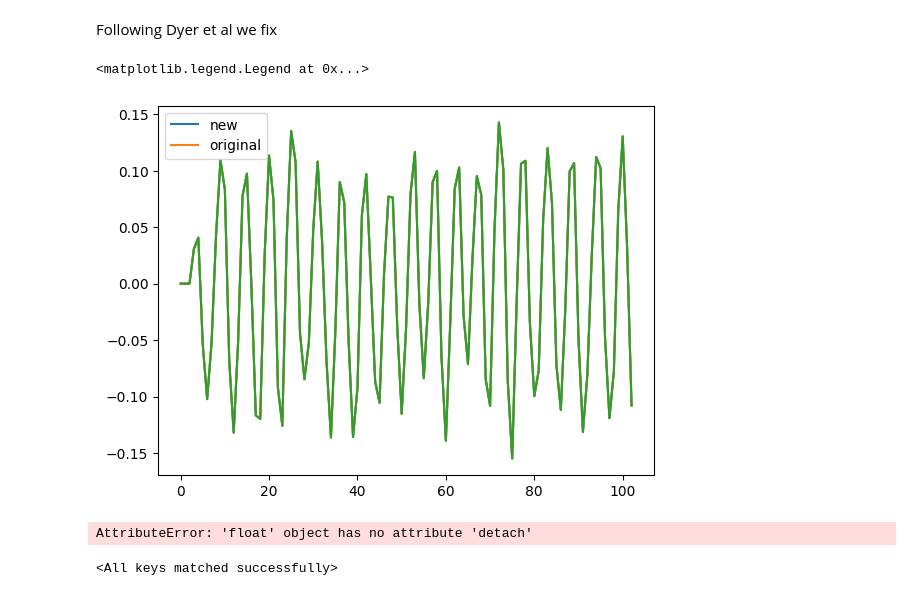
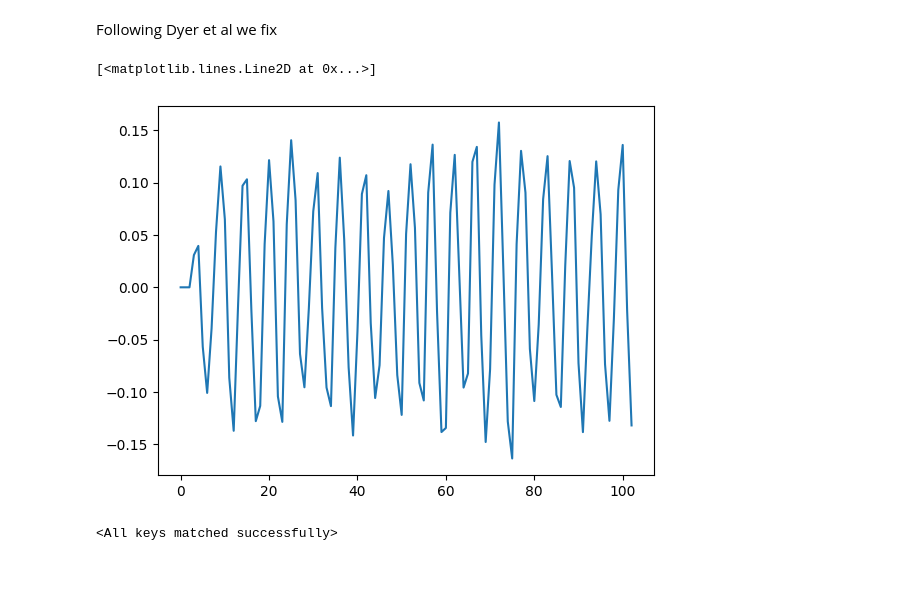
Before and after one commit to arnauqb/blackbirds, a Jupyter notebook: examples/03-brock_hommes.ipynb, the cells around one changed output. Cells and saved outputs as stored; diff of their text form; code cells hidden in the pictures.

Commit message:
brock hommes calbiration working with gradient horizon

```diff
--- a/examples/03-brock_hommes.ipynb
+++ b/examples/03-brock_hommes.ipynb
@@ -140,12 +94,9 @@ torch.manual_seed(0)
 z = simulate_and_observe_model(model, params=true_parameters)
 # %%
-plt.plot(true_data[0].cpu(), label = "new")
-plt.plot(y[0].cpu(), label = "original")
-plt.plot(z[0].cpu())
-plt.legend()
+plt.plot(true_data[0].cpu())
 # %% [output]
-<matplotlib.legend.Legend at 0x...>
+[<matplotlib.lines.Line2D at 0x...>]
-[figure, old version]
+[figure, new version]
 # %%
 # Define flows
 def make_flow1():
@@ -194,15 +145,13 @@ calibrator = Calibrator(model = model,
                         data=true_data,
                         optimizer=optimizer,
                         n_samples_per_epoch=10,
-                        w=0.0,
+                        w=0.001,
                         forecast_loss = MMDLoss(true_data),
                         log_tensorboard=True,
-                        gradient_estimation_method="score",
+                        gradient_estimation_method="pathwise",
                         gradient_horizon=1)
 
-calibrator.run(n_epochs=100000, max_epochs_without_improvement=np.inf);
+calibrator.run(n_epochs=10000, max_epochs_without_improvement=50);
-# %% [output]
-AttributeError: 'float' object has no attribute 'detach'
 # %%
 # We can load the best model to check the results
 estimator.load_state_dict(calibrator.best_model_state_dict)
```
Also changed, not shown: parts of 7 cells of this notebook, 3 other files.
